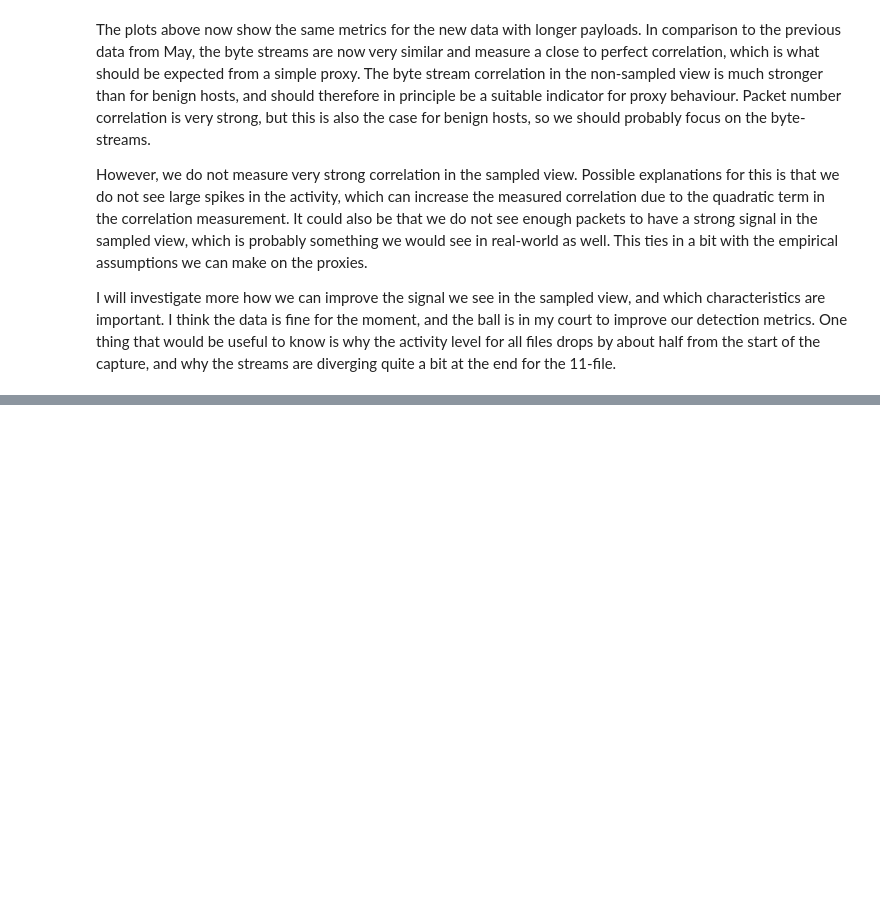
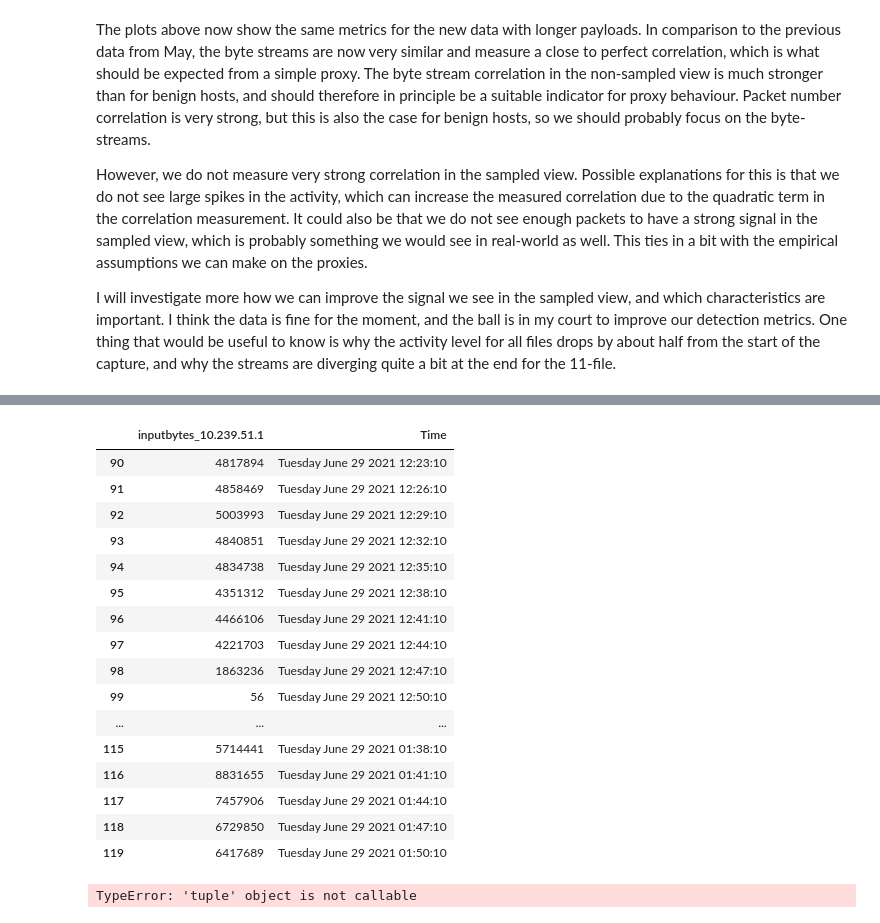
Before and after one commit to hc2116/PhD_project, a Jupyter notebook: BT/July_progress_update.ipynb, the cells around one changed output, grey strips where cells are left out. Cells and saved outputs as stored; diff of their text form; code cells hidden in the pictures; blank space fills up the shorter version.

```diff
--- a/BT/July_progress_update.ipynb
+++ b/BT/July_progress_update.ipynb
@@ -471,0 +517,24 @@ I will investigate more how we can improve the signal we see in the sampled view
+# %%
+Host1.iloc[90:120,[2,6]]
+# %% [output]
+|  | inputbytes_10.239.51.1 | Time |
+| 90 | 4817894 | Tuesday June 29 2021 12:23:10 |
+| 91 | 4858469 | Tuesday June 29 2021 12:26:10 |
+| 92 | 5003993 | Tuesday June 29 2021 12:29:10 |
+| 93 | 4840851 | Tuesday June 29 2021 12:32:10 |
+| 94 | 4834738 | Tuesday June 29 2021 12:35:10 |
+| 95 | 4351312 | Tuesday June 29 2021 12:38:10 |
+| 96 | 4466106 | Tuesday June 29 2021 12:41:10 |
+| 97 | 4221703 | Tuesday June 29 2021 12:44:10 |
+| 98 | 1863236 | Tuesday June 29 2021 12:47:10 |
+| 99 | 56 | Tuesday June 29 2021 12:50:10 |
+| ... | ... | ... |
+| 115 | 5714441 | Tuesday June 29 2021 01:38:10 |
+| 116 | 8831655 | Tuesday June 29 2021 01:41:10 |
+| 117 | 7457906 | Tuesday June 29 2021 01:44:10 |
+| 118 | 6729850 | Tuesday June 29 2021 01:47:10 |
+| 119 | 6417689 | Tuesday June 29 2021 01:50:10 |
+# %%
+Flows.shape()
+# %% [output]
+TypeError: 'tuple' object is not callable
```
Also changed, not shown: parts of 3 cells of this notebook, 17 other files.
